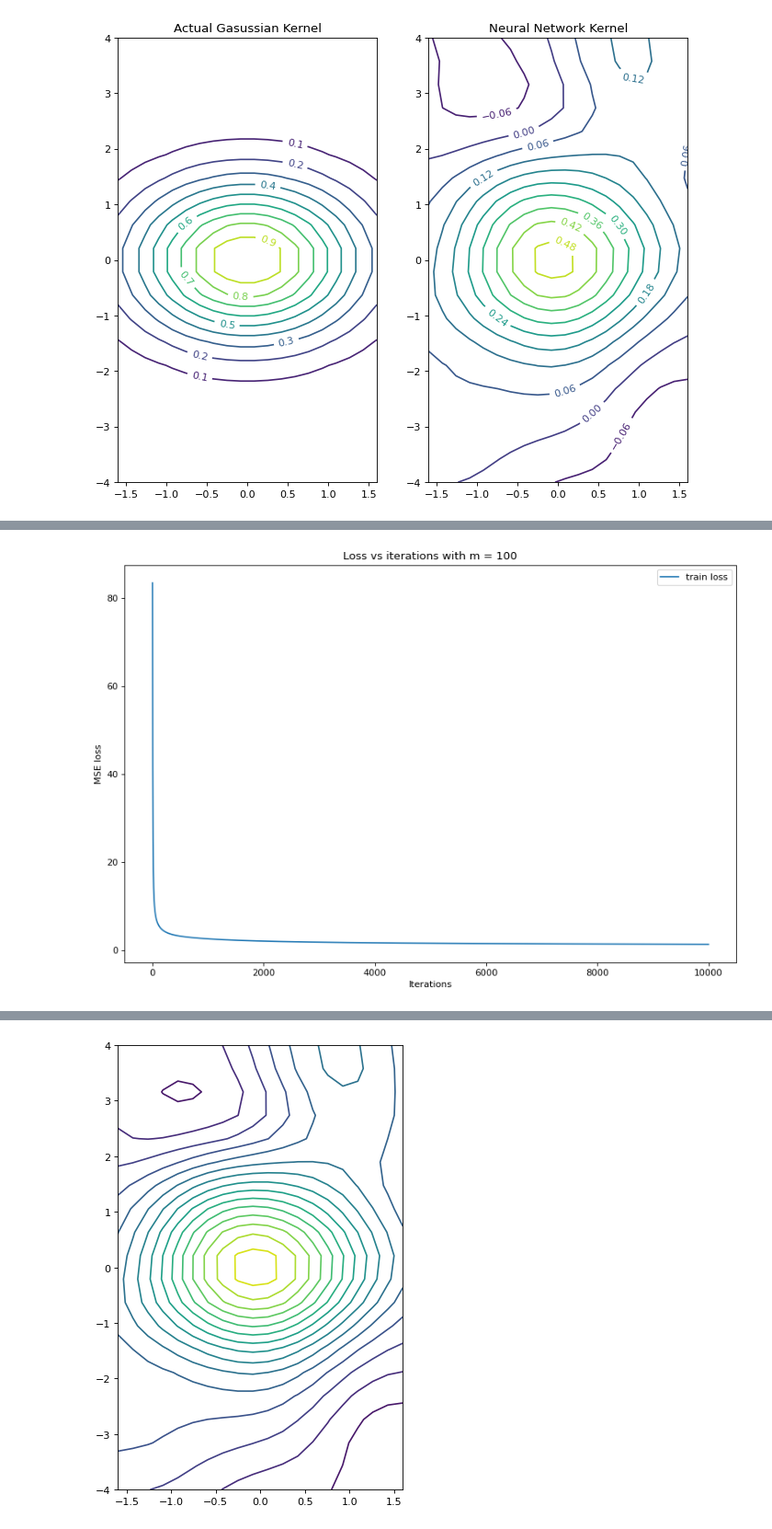
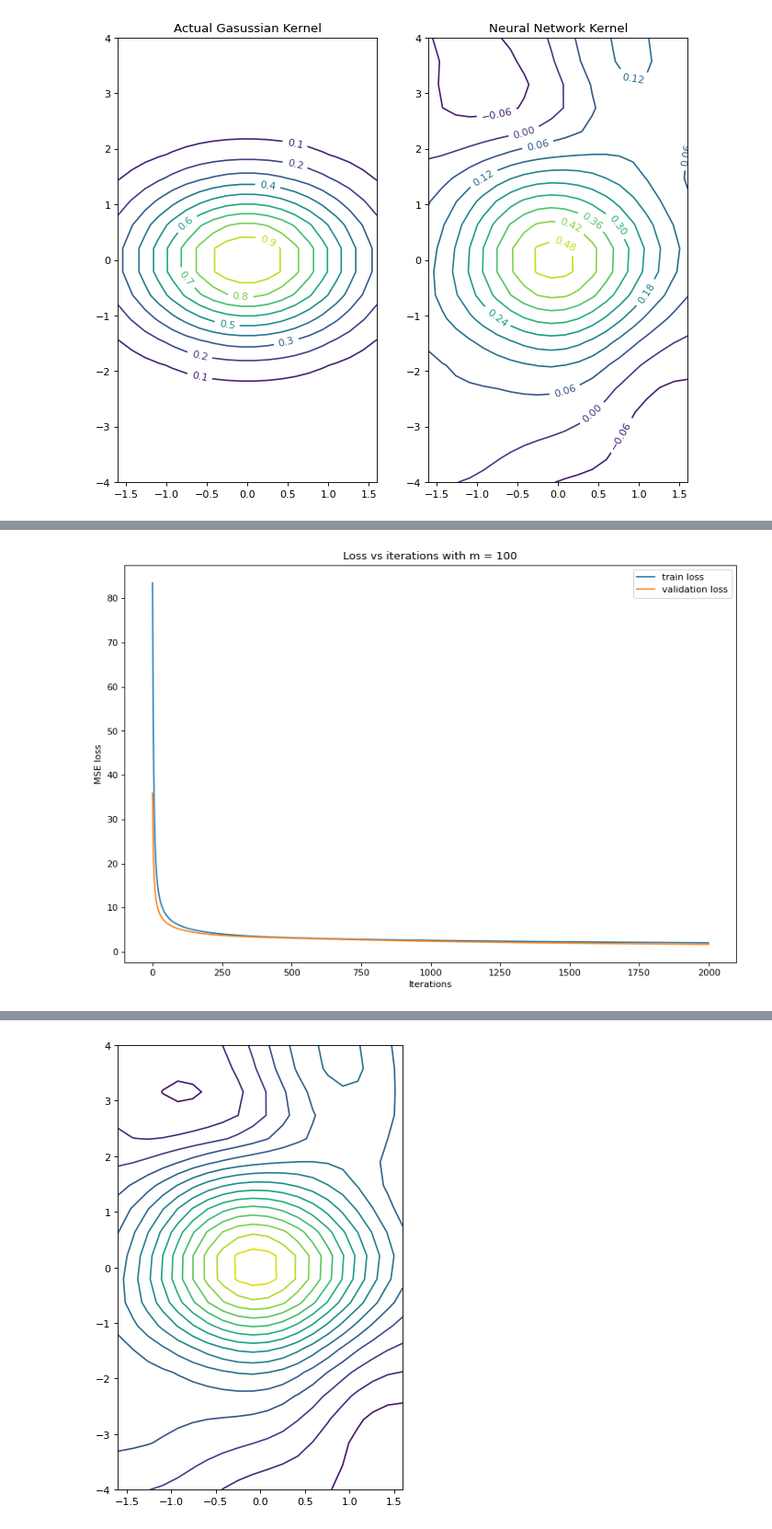
Before and after one commit to kyrxanthos/NN_dynamical_systems, a Jupyter notebook: Lya_model 4.ipynb, the cells around one changed output, grey strips where cells are left out. Shown: that part at 92% size. Cells and saved outputs as stored; diff of their text form; code cells hidden in the pictures.

Commit message:
added validation set

```diff
--- a/Lya_model 4.ipynb
+++ b/Lya_model 4.ipynb
@@ -17,19 +17,19 @@ hidden_u = []
 m = 100
 dim = 2
 bounds = [1.6, 4]
-# bounds = [2, 2]
-n = 90
-batch_n = 90
+n_x = 6
+n_y = 15
+batch_n = n_x*n_y
 buff = None
-epochs = 10000
+epochs = 2000
 tol = 1e-5
 sgd = tf.keras.optimizers.SGD(learning_rate=m*0.1, nesterov=True)
 
-x = np.linspace(-bounds[0], bounds[0], 6)
-y = np.linspace(-bounds[1], bounds[1], 15)
+x = np.linspace(-bounds[0], bounds[0], n_x)
+y = np.linspace(-bounds[1], bounds[1], n_y)
 X, Y = np.meshgrid(x, y)
 s = X.shape
-data = np.zeros((6*15,dim))
+data = np.zeros((n_x*n_y,dim))
 
 # convert mesh into point vector for which the model can be evaluated
 c = 0
@@ -47,3 +47,6 @@ def vf(x):
     return y
 
 input_RHS =  tf.transpose(tf.convert_to_tensor(vf(data_points), dtype=tf.float32))  # (n_y, dim)
+
+train_dataset_raw = tf.data.Dataset.from_tensor_slices((data_points, input_RHS))
+train_dataset_raw = train_dataset_raw.batch(batch_n)
@@ -288,6 +329,23 @@ def train_step(x_batch_train, vf_batch_train):
   sgd.apply_gradients(zip(grads, model.trainable_weights))
 
   return(loss_value)
+
+@tf.function
+def test_step(x_test, vf_test):
+
+  with tf.GradientTape() as tapex:
+
+    tapex.watch(x_test)
+    # not sure if training should be false here.
+    logits2 = model(x_test)
+
+  # evaluate x-derivative
+  gradx = tapex.gradient(logits2, x_test)
+  inner_product = tf.reduce_sum(gradx*vf_test, axis=1) # (n,)
+  target = tf.square(tf.norm(x_test, ord = 2, axis=1)) # (n,)
+  individual_loss = tf.square(tf.abs((inner_product + target))) # (n,)
+  loss_value = tf.reduce_sum(individual_loss) / len(x_test) # scalar
+  return loss_value
 # %%
 def custom_training_loop(epochs, tol, train_dataset, validation_dataest):
 
@@ -305,15 +363,15 @@ def custom_training_loop(epochs, tol, train_dataset, validation_dataest):
             loss_value = train_step(x_batch_train, vf_batch_train)
             all_loss_values.append(loss_value.numpy())
 
-        # for step, (x_test, vf_test) in enumerate(validation_dataest):
-        #     test_loss = test_step(x_test, vf_test)
-        #     all_test_loss_values.append(test_loss)
+        for step, (x_test, vf_test) in enumerate(validation_dataest):
+            test_loss = test_step(x_test, vf_test)
+            all_test_loss_values.append(test_loss)
 
         if epoch % int(epochs/5) == 0:
             print('epoch %2s, loss %10.6f' % (epoch, float(loss_value)))
 
     return all_loss_values, all_test_loss_values
 # %%
-all_loss_values, all_test_loss_values = custom_training_loop(epochs, tol, train_dataset_raw, train_dataset_raw)
+all_loss_values, all_test_loss_values = custom_training_loop(epochs, tol, train_dataset_raw, test_data_points)
 # %% [output]
 epoch  0, loss  83.510109
@@ -324,15 +382,15 @@ epoch 8000, loss   1.395978
 # %%
 plt.plot(all_loss_values, label = 'train loss')
 # plt.xscale('log')
-# plt.plot(all_test_loss_values, label = 'test loss')
+plt.plot(all_test_loss_values, label = 'validation loss')
 plt.title("Loss vs iterations with m = {}".format(m))
 plt.xlabel("Iterations")
 plt.ylabel("MSE loss")
 plt.legend()
 # plt.xscale('log')
 plt.show()
 # %% [output]
-[figure, old version]
+[figure, new version]
 # %%
 ###### plot result ######
 
```
Also changed, not shown: parts of 8 cells of this notebook, 1 other file.
